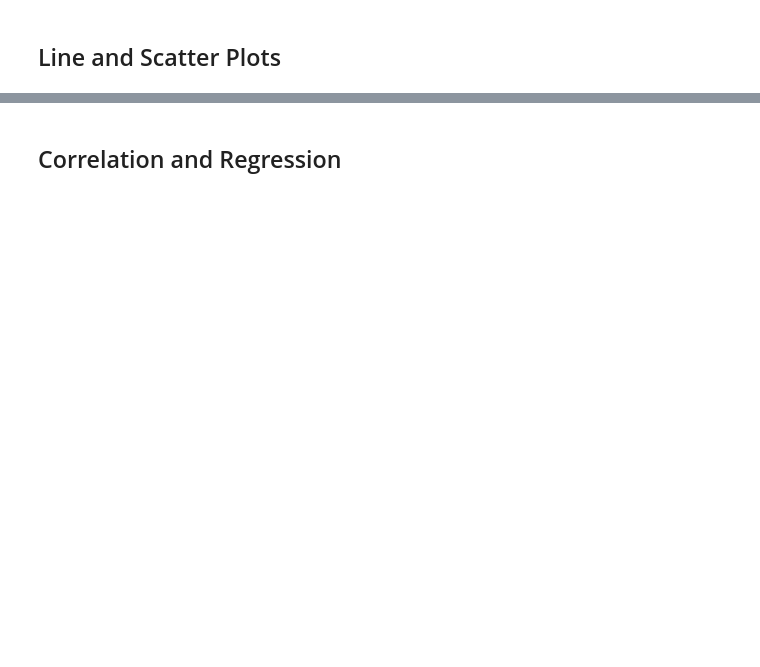
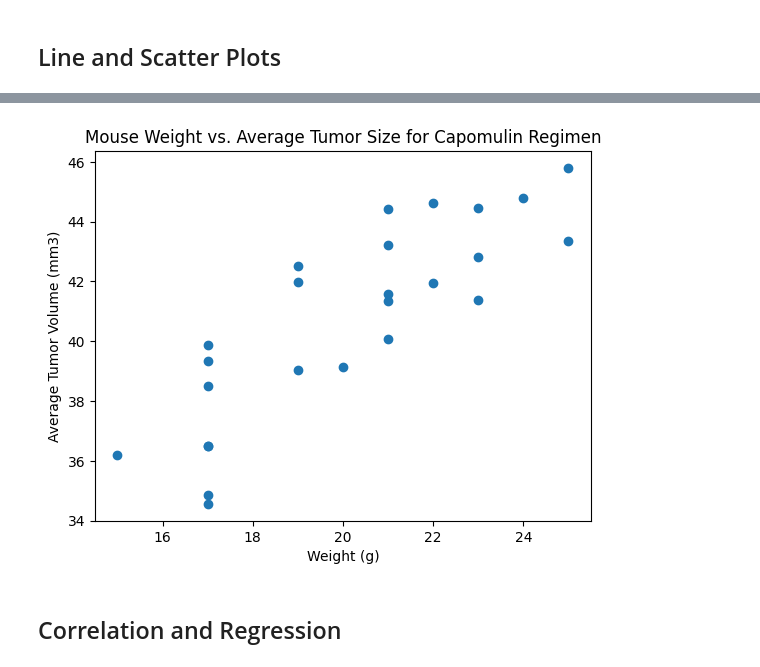
Before and after one commit to dbkisch/Data-Visualization, a Jupyter notebook: Pymaceuticals/pymaceuticals.ipynb, the cells around one changed output, grey strips where cells are left out. Cells and saved outputs as stored; diff of their text form; code cells hidden in the pictures; blank space fills up the shorter version.

```diff
--- a/Pymaceuticals/pymaceuticals.ipynb
+++ b/Pymaceuticals/pymaceuticals.ipynb
@@ -363,2 +311,14 @@ plt.show()
+# %%
+# Generate a scatter plot of mouse weight vs. the average observed tumor volume for the entire Capomulin regimen
+single_drug_df = drug_study_df.loc[(drug_study_df["Drug Regimen"] == test_drug)]
+avg_tumor_data = single_drug_df.groupby("Mouse ID").mean("Tumor Volume(mm3)")
+
+plt.scatter(avg_tumor_data["Weight (g)"], avg_tumor_data["Tumor Volume (mm3)"])
+plt.title(f'Mouse Weight vs. Average Tumor Size for {test_drug} Regimen')
+plt.xlabel("Weight (g)")
+plt.ylabel("Average Tumor Volume (mm3)")
+plt.show()
+# %% [output]
+[figure, added]
 # %% [markdown]
 ## Correlation and Regression
```
Also changed, not shown: parts of 11 cells of this notebook, 1 other file.
